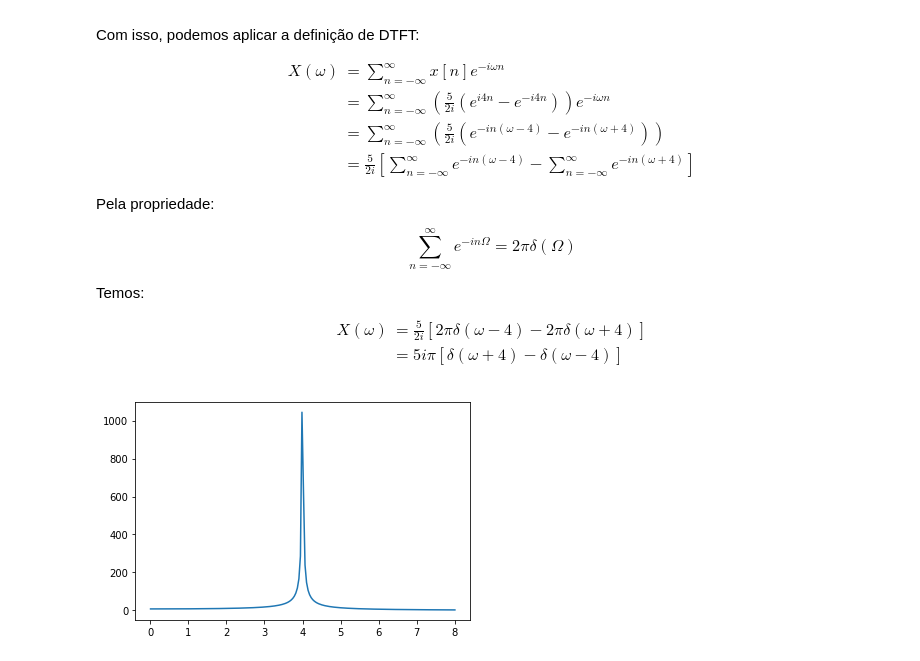
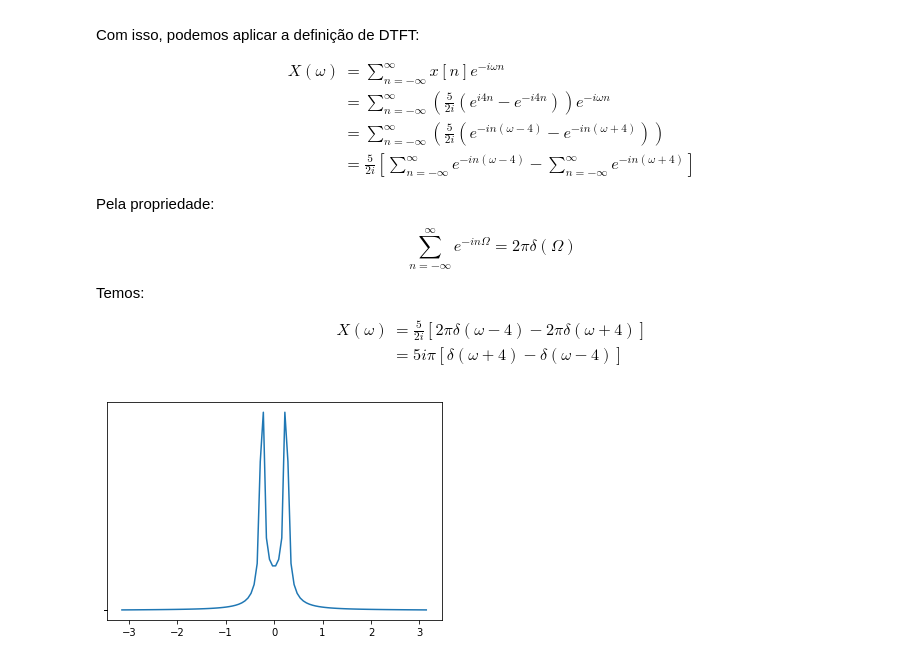
Before and after one commit to leonardoSaaads/ProcessamentoDigitalSinais, a Jupyter notebook: Unidade 1/DTFT.ipynb, the cells around one changed output. Saved outputs shown, nothing was run; the diff lists cells and outputs as text; code cells hidden in the pictures.

```diff
--- a/Unidade 1/DTFT.ipynb
+++ b/Unidade 1/DTFT.ipynb
@@ -126,13 +170,14 @@ $$ \sum _{n=-\infty}^{\infty} e^{-in \Omega} = 2 \pi \delta (\Omega)$$
 Temos:
 
 $$\displaystyle \begin{align*} X(\omega ) &= \frac{5}{2i} \left[ 2\pi \delta(\omega - 4)   - 2\pi \delta(\omega + 4) \right] \\ \, &= 5 i \pi \left[ \delta(\omega + 4) - \delta(\omega - 4) \right] \end{align*}$$
-# %%
-import numpy as np
-
-frequency_space = np.linspace(0.01, 8, 200)
-sinal = 5*1j*np.pi*(1/(frequency_space + 4) - 1/(frequency_space - 4))
-
-plt.plot(frequency_space, abs(sinal))
-plt.show()
-# %% [output]
-[figure, removed]
+# %%
+w = np.linspace(-np.pi, np.pi, 100)   # Criando um espaço na frequência:
+sinal = DTFT(sin_signal, w)
+
+#plt.plot(w, sinal.real)
+#plt.plot(w, sinal.imag)
+plt.plot(w, abs(sinal))
+plt.yticks(y, labels="")
+plt.show()
+# %% [output]
+[figure, added]
```
Also changed, not shown: parts of 4 cells of this notebook.
